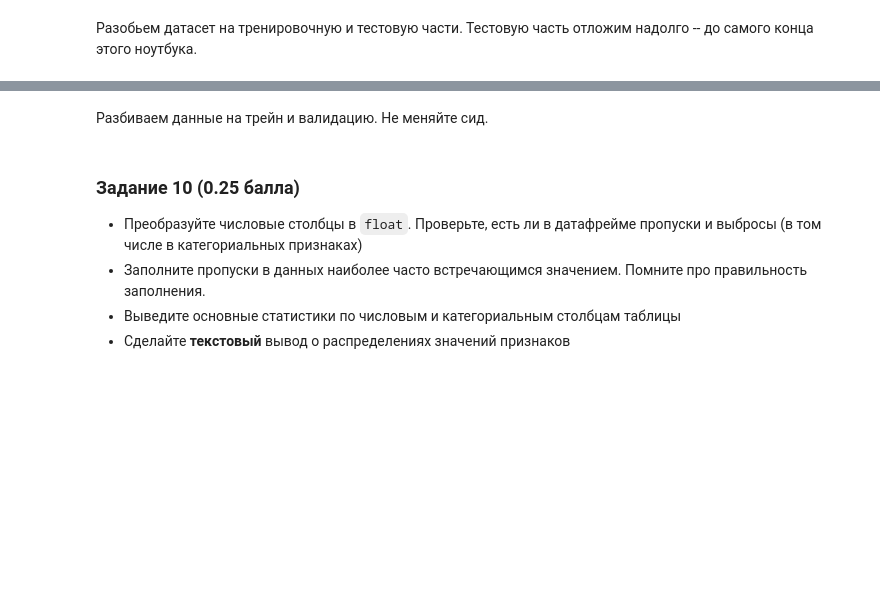
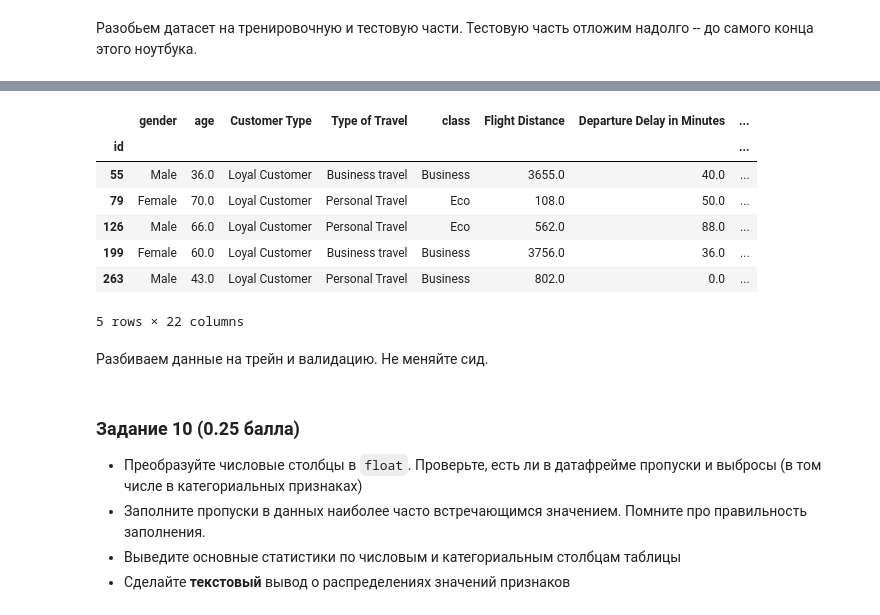
Before and after one commit to InnaBoby/ML_HSE, a Jupyter notebook: HW_4/AI_HW4_woodenML_pro.ipynb, the cells around one changed output, grey strips where cells are left out. Cells and saved outputs as stored; diff of their text form; code cells hidden in the pictures; blank space fills up the shorter version.

```diff
--- a/HW_4/AI_HW4_woodenML_pro.ipynb
+++ b/HW_4/AI_HW4_woodenML_pro.ipynb
@@ -972,8 +1150,17 @@ df_train.head()
 # %%
 assert df_train.shape == (103_644, 23)
 # %%
-df_test = df[df.satisfaction == '-'].drop('satisfaction', axis=1)
+df_test = df[df.target == '-'].drop('target', axis=1)
 df_test.head()
+# %% [output]
+|  | gender | age | Customer Type | Type of Travel | class | Flight Distance | Departure Delay in Minutes | ... |
+| id |  |  |  |  |  |  |  | ... |
+| 55 | Male | 36.0 | Loyal Customer | Business travel | Business | 3655.0 | 40.0 | ... |
+| 79 | Female | 70.0 | Loyal Customer | Personal Travel | Eco | 108.0 | 50.0 | ... |
+| 126 | Male | 66.0 | Loyal Customer | Personal Travel | Eco | 562.0 | 88.0 | ... |
+| 199 | Female | 60.0 | Loyal Customer | Business travel | Business | 3756.0 | 36.0 | ... |
+| 263 | Male | 43.0 | Loyal Customer | Personal Travel | Business | 802.0 | 0.0 | ... |
+5 rows × 22 columns
 # %%
 assert df_test.shape == (25_905, 22)
 # %% [markdown]
```
Also changed, not shown: parts of 10 cells of this notebook.
